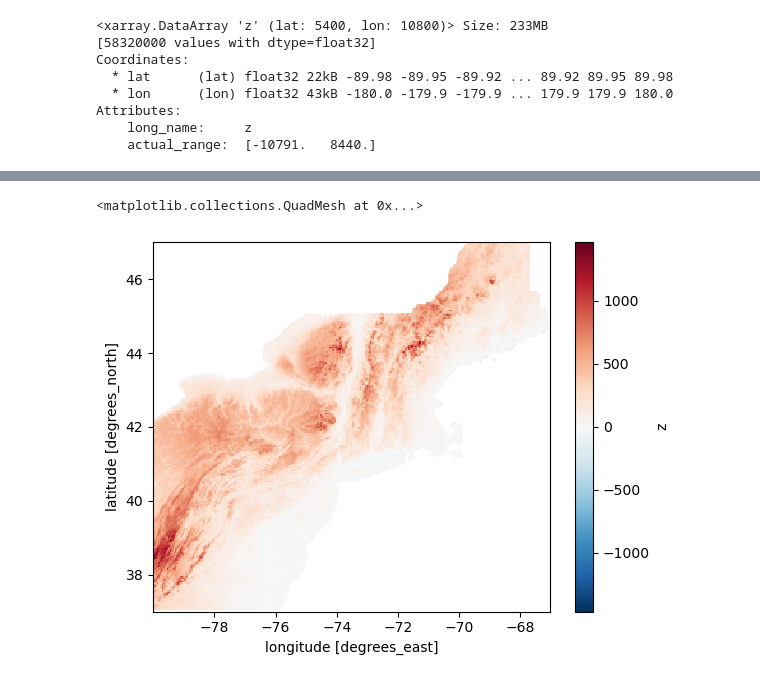
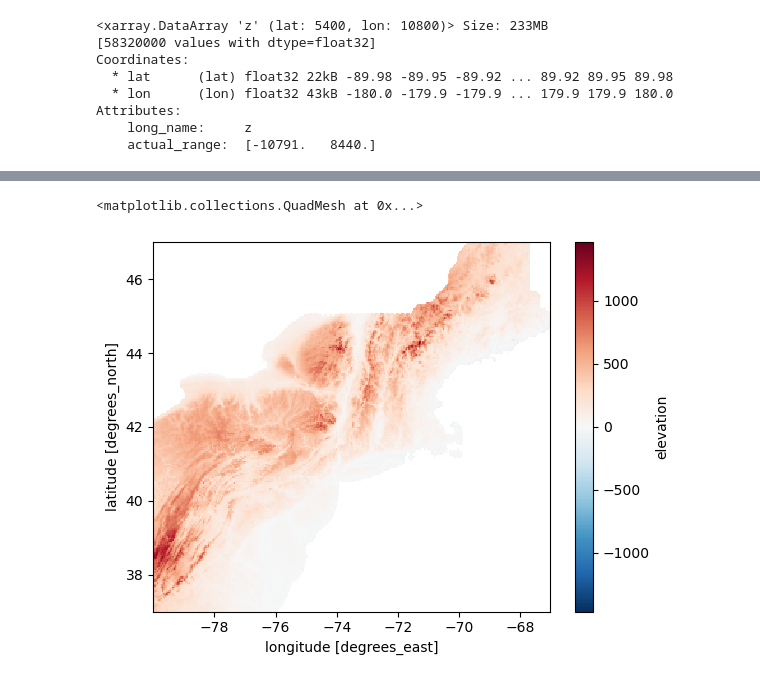
Before and after one commit to xchen221/CSCI1470_DeepDownscale, a Jupyter notebook: data_preprocess/ETOPO.ipynb, the cells around one changed output, grey strips where cells are left out. Drawn from its saved outputs; the diff is of its cells as text; code cells hidden in the pictures.

```diff
--- a/data_preprocess/ETOPO.ipynb
+++ b/data_preprocess/ETOPO.ipynb
@@ -53,17 +53,19 @@ Attributes:
     actual_range:  [-10791.   8440.]
 # %%
 # ---------------------------
-# 3. subset topo to GRIDMET domain
+# 3. subset topo to GRIDMET domain (+ small buffer)
 # ---------------------------
 lat_min = float(ds_grid.lat.min())
 lat_max = float(ds_grid.lat.max())
 lon_min = float(ds_grid.lon.min())
 lon_max = float(ds_grid.lon.max())
 
+buffer_deg = 0.2  # small buffer around domain
+
 topo_sub = topo.sel(
-    lat=slice(lat_min, lat_max),
-    lon=slice(lon_min, lon_max)
+    lat=slice(lat_min - buffer_deg, lat_max + buffer_deg),
+    lon=slice(lon_min - buffer_deg, lon_max + buffer_deg)
 )
 
-topo_sub
+print(topo_sub)
 # %% [output]
@@ -78,11 +145,12 @@ Attributes:
 # %%
+
+# 5. interpolate derived topo features to GRIDMET grid
 # ---------------------------
-# 4. regrid topo onto GRIDMET grid
-# ---------------------------
-topo_on_gridmet = topo_sub.interp(
+ds_topo_on_gridmet = ds_topo_feat.interp(
     lat=ds_grid.lat,
     lon=ds_grid.lon,
     method="linear"
 )
-topo_on_gridmet
+
+print(ds_topo_on_gridmet)
 # %% [output]
@@ -113,7 +173,7 @@ land_mask = ds_grid["air_temperature"].notnull().any(dim="day")
 
 # Apply the same land mask to the interpolated topography
 # Ocean grid cells will be set to NaN
-topo_on_gridmet_masked = topo_on_gridmet.where(land_mask)
+ds_topo_on_gridmet_masked = ds_topo_on_gridmet.where(land_mask)
 
-topo_on_gridmet_masked
+ds_topo_on_gridmet_masked
 # %% [output]
@@ -140,5 +192,5 @@ Attributes:
 # %%
-topo_on_gridmet_masked.plot()
+ds_topo_on_gridmet_masked.elevation.plot()
 # %% [output]
 <matplotlib.collections.QuadMesh at 0x...>
-[figure, old version]
+[figure, new version]
```
Also changed, not shown: parts of 10 cells of this notebook, 14 other files.
